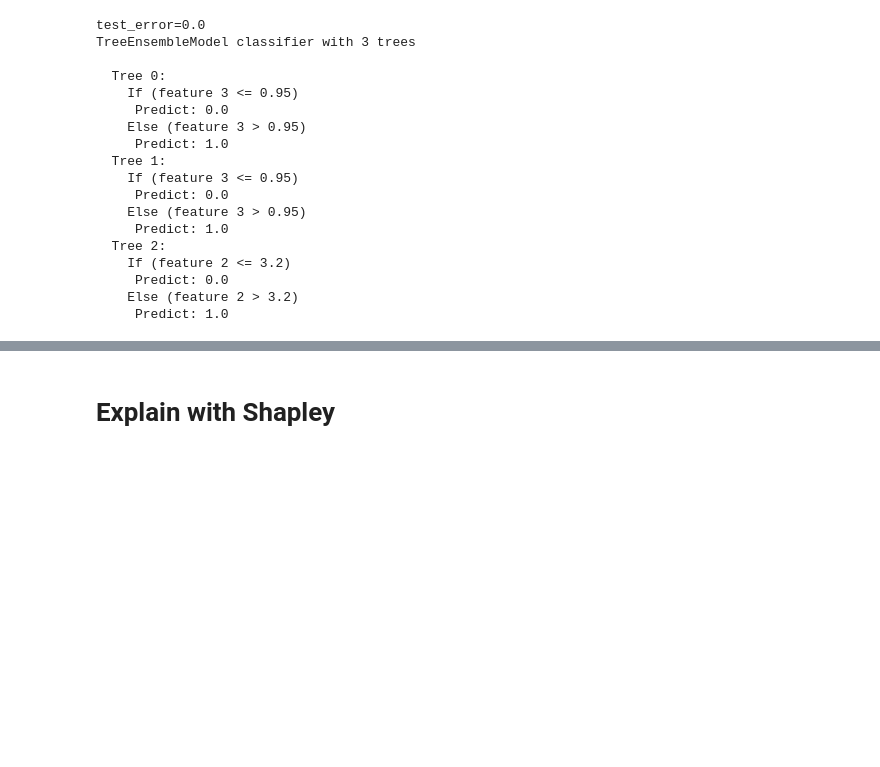
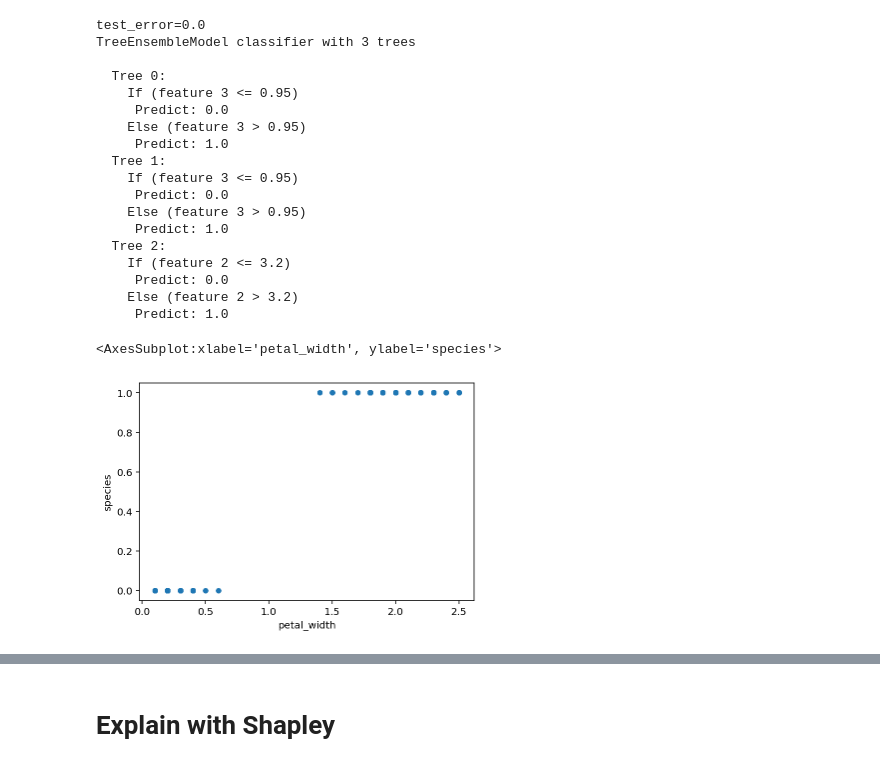
Before and after one commit to Affirm/shparkley, a Jupyter notebook: examples/simple.ipynb, the cells around one changed output, grey strips where cells are left out. Drawn from its saved outputs; the diff is of its cells as text; code cells hidden in the pictures; blank space fills up the shorter version.

```diff
--- a/examples/simple.ipynb
+++ b/examples/simple.ipynb
@@ -200,3 +200,8 @@ TreeEnsembleModel classifier with 3 trees
      Predict: 0.0
     Else (feature 2 > 3.2)
      Predict: 1.0
+# %%
+iris_no_vers.plot.scatter(x=iris_no_vers.columns[3], y='species' )
+# %% [output]
+<AxesSubplot:xlabel='petal_width', ylabel='species'>
+[figure, added]
```
Also changed, not shown: parts of 3 cells of this notebook.
